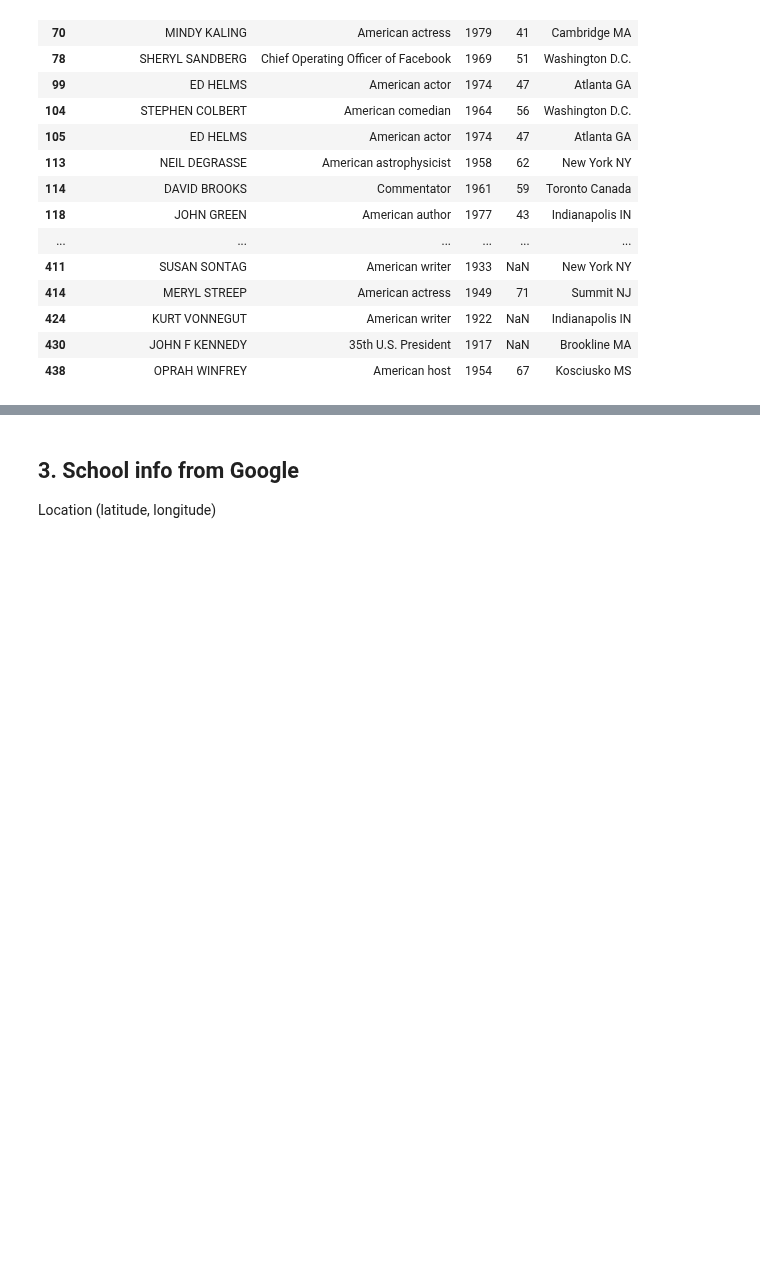
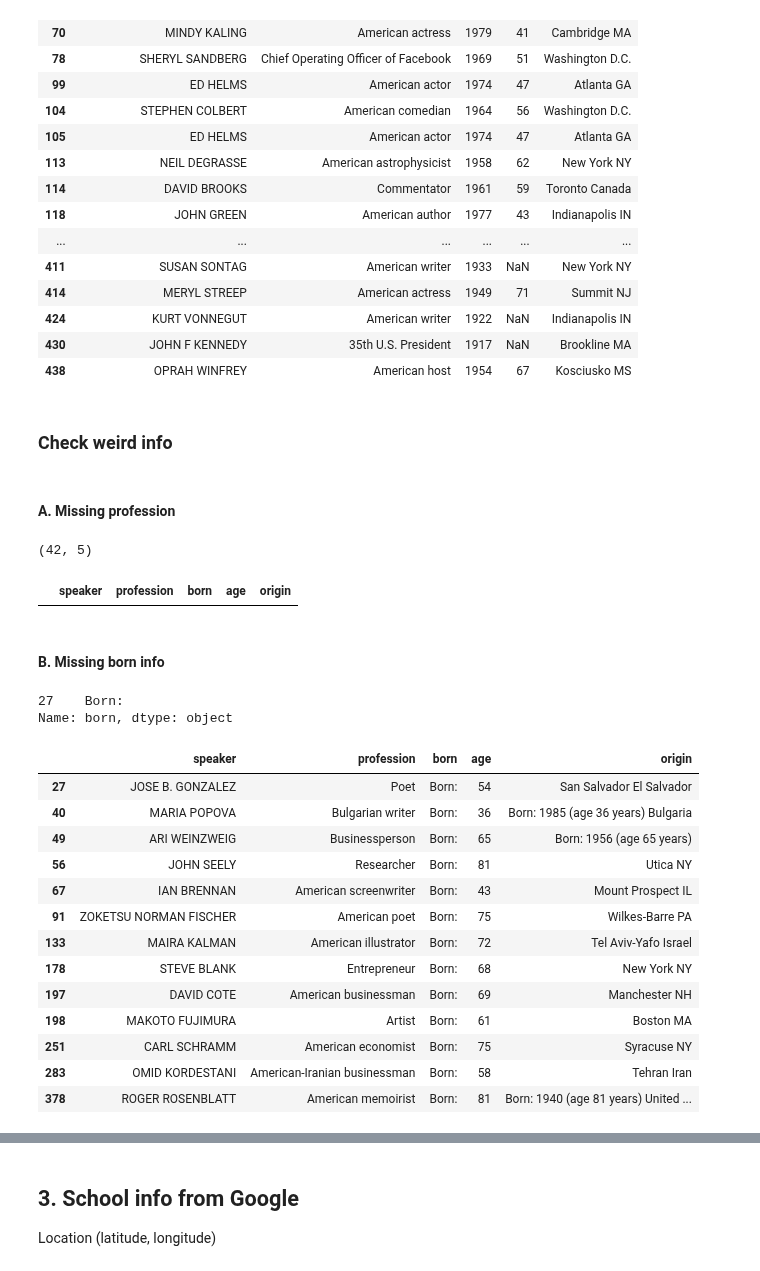
Before and after one commit to katiehuang1221/NLP-Analysis-On-Motivational-Speeches, a Jupyter notebook: notebook/01_data_collect_2.ipynb, the cells around one changed output, grey strips where cells are left out. Drawn from its saved outputs; the diff is of its cells as text; code cells hidden in the pictures; blank space fills up the shorter version.

```diff
--- a/notebook/01_data_collect_2.ipynb
+++ b/notebook/01_data_collect_2.ipynb
@@ -134,9 +143,9 @@ len(speaker_list)
 # %%
-# Scrape
-results_speaker = []
-for speaker in speaker_list:
-    result = google_speaker(speaker)
-    results_speaker.append(result)
+# # Scrape
+# results_speaker = []
+# for speaker in speaker_list:
+#     result = google_speaker(speaker)
+#     results_speaker.append(result)
 # %%
 results_speaker
 # %% [output]
@@ -224,3 +233,11 @@ speaker_info[speaker_info.duplicated(['speaker'])==True]
 | 424 | KURT VONNEGUT | American writer | 1922 | NaN | Indianapolis IN |
 | 430 | JOHN F KENNEDY | 35th U.S. President | 1917 | NaN | Brookline MA |
 | 438 | OPRAH WINFREY | American host | 1954 | 67 | Kosciusko MS |
+# %% [markdown]
+### Check weird info
+# %% [markdown]
+#### A. Missing profession
+# %%
+speaker_info[speaker_info['profession'].isna()].shape
+# %% [output]
+(42, 5)
@@ -226,0 +267,5 @@ speaker_info[speaker_info.duplicated(['speaker'])==True]
+# %%
+# Check again if there's missing profession
+speaker_info_allp[speaker_info_allp['profession'].isna()]
+# %% [output]
+|  | speaker | profession | born | age | origin |
@@ -226,0 +275,25 @@ speaker_info[speaker_info.duplicated(['speaker'])==True]
+# %% [markdown]
+#### B. Missing born info
+# %%
+speaker_info[speaker_info.speaker == 'JOSE B. GONZALEZ']['born']
+# %% [output]
+27    Born:
+Name: born, dtype: object
+# %%
+wrong_born = speaker_info[speaker_info.born == "Born:"]
+wrong_born
+# %% [output]
+|  | speaker | profession | born | age | origin |
+| 27 | JOSE B. GONZALEZ | Poet | Born: | 54 | San Salvador El Salvador |
+| 40 | MARIA POPOVA | Bulgarian writer | Born: | 36 | Born: 1985 (age 36 years) Bulgaria |
+| 49 | ARI WEINZWEIG | Businessperson | Born: | 65 | Born: 1956 (age 65 years) |
+| 56 | JOHN SEELY | Researcher | Born: | 81 | Utica NY |
+| 67 | IAN BRENNAN | American screenwriter | Born: | 43 | Mount Prospect IL |
+| 91 | ZOKETSU NORMAN FISCHER | American poet | Born: | 75 | Wilkes-Barre PA |
+| 133 | MAIRA KALMAN | American illustrator | Born: | 72 | Tel Aviv-Yafo Israel |
+| 178 | STEVE BLANK | Entrepreneur | Born: | 68 | New York NY |
+| 197 | DAVID COTE | American businessman | Born: | 69 | Manchester NH |
+| 198 | MAKOTO FUJIMURA | Artist | Born: | 61 | Boston MA |
+| 251 | CARL SCHRAMM | American economist | Born: | 75 | Syracuse NY |
+| 283 | OMID KORDESTANI | American-Iranian businessman | Born: | 58 | Tehran Iran |
+| 378 | ROGER ROSENBLATT | American memoirist | Born: | 81 | Born: 1940 (age 81 years) United ... |
```
Also changed, not shown: parts of 10 cells of this notebook, 2 other files.
